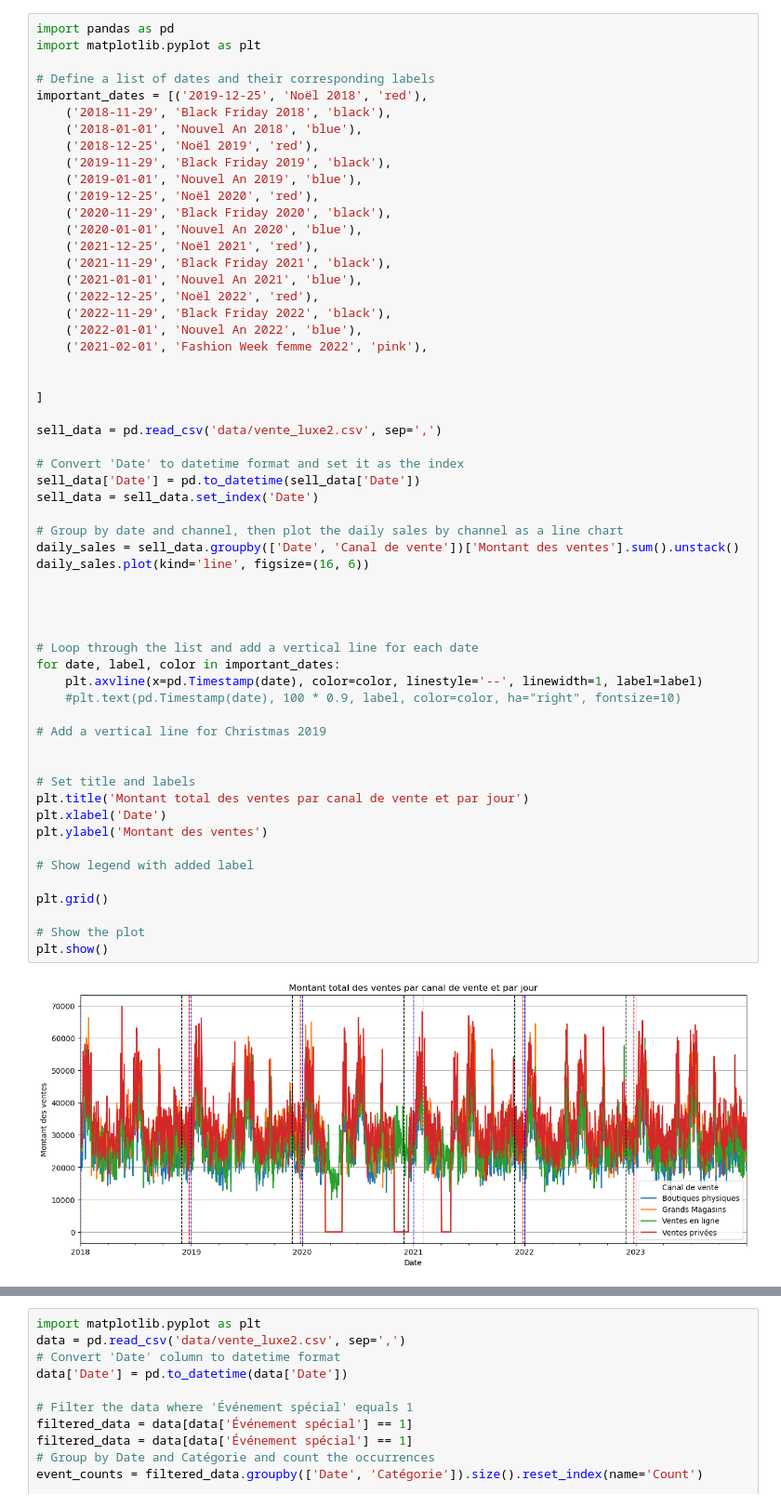
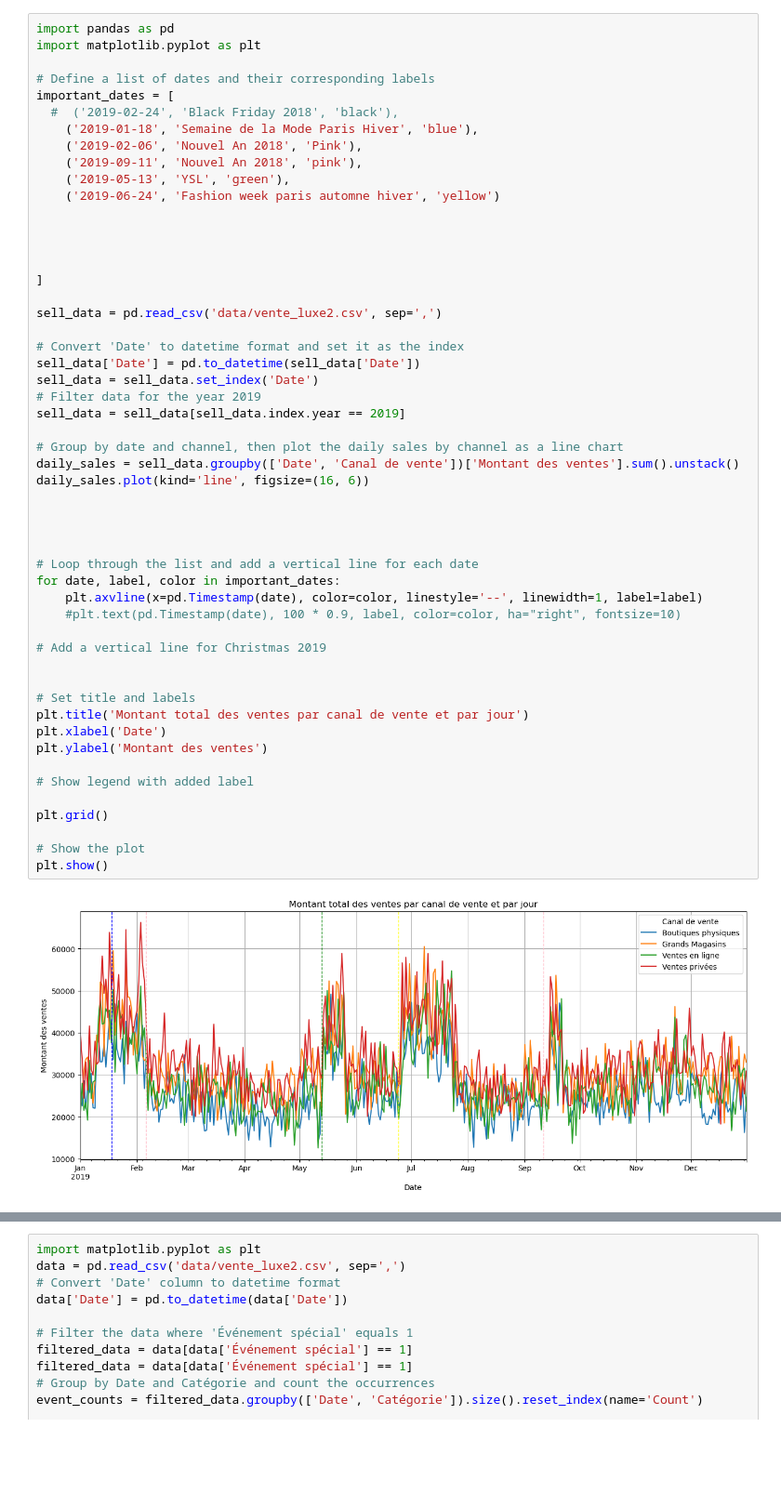
Before and after one commit to yann-furrer/luxe_retail_eds, a Jupyter notebook: exploring.ipynb, the cells around one changed output, grey strips where cells are left out. Shown at 93% size. Saved outputs shown, nothing was run; the diff lists cells and outputs as text; blank space fills up the shorter version.

```diff
--- a/exploring.ipynb
+++ b/exploring.ipynb
@@ -31,22 +76,15 @@ import pandas as pd
 import matplotlib.pyplot as plt
 
 # Define a list of dates and their corresponding labels
-important_dates = [('2019-12-25', 'Noël 2018', 'red'),
-    ('2018-11-29', 'Black Friday 2018', 'black'),
-    ('2018-01-01', 'Nouvel An 2018', 'blue'),
-    ('2018-12-25', 'Noël 2019', 'red'),
-    ('2019-11-29', 'Black Friday 2019', 'black'),
-    ('2019-01-01', 'Nouvel An 2019', 'blue'),
-    ('2019-12-25', 'Noël 2020', 'red'),
-    ('2020-11-29', 'Black Friday 2020', 'black'),
-    ('2020-01-01', 'Nouvel An 2020', 'blue'),
-    ('2021-12-25', 'Noël 2021', 'red'),
-    ('2021-11-29', 'Black Friday 2021', 'black'),
-    ('2021-01-01', 'Nouvel An 2021', 'blue'),
-    ('2022-12-25', 'Noël 2022', 'red'),
-    ('2022-11-29', 'Black Friday 2022', 'black'),
-    ('2022-01-01', 'Nouvel An 2022', 'blue'),
-    ('2021-02-01', 'Fashion Week femme 2022', 'pink'),
+important_dates = [
+  #  ('2019-02-24', 'Black Friday 2018', 'black'),
+    ('2019-01-18', 'Semaine de la Mode Paris Hiver', 'blue'),
+    ('2019-02-06', 'Nouvel An 2018', 'Pink'),
+    ('2019-09-11', 'Nouvel An 2018', 'pink'),
+    ('2019-05-13', 'YSL', 'green'),
+    ('2019-06-24', 'Fashion week paris automne hiver', 'yellow')
+
+
 
 
 ]
@@ -56,32 +94,34 @@ sell_data = pd.read_csv('data/vente_luxe2.csv', sep=',')
 # Convert 'Date' to datetime format and set it as the index
 sell_data['Date'] = pd.to_datetime(sell_data['Date'])
 sell_data = sell_data.set_index('Date')
+# Filter data for the year 2019
+sell_data = sell_data[sell_data.index.year == 2019]
 
 # Group by date and channel, then plot the daily sales by channel as a line chart
 daily_sales = sell_data.groupby(['Date', 'Canal de vente'])['Montant des ventes'].sum().unstack()
 daily_sales.plot(kind='line', figsize=(16, 6))
 
 
 
 
 # Loop through the list and add a vertical line for each date
 for date, label, color in important_dates:
     plt.axvline(x=pd.Timestamp(date), color=color, linestyle='--', linewidth=1, label=label)
     #plt.text(pd.Timestamp(date), 100 * 0.9, label, color=color, ha="right", fontsize=10)
 
 # Add a vertical line for Christmas 2019
 
 
 # Set title and labels
 plt.title('Montant total des ventes par canal de vente et par jour')
 plt.xlabel('Date')
 plt.ylabel('Montant des ventes')
 
 # Show legend with added label
 
 plt.grid()
 
 # Show the plot
 plt.show()
 # %% [output]
-[figure, old version]
+[figure, new version]
```
Also changed, not shown: parts of 20 cells of this notebook.
